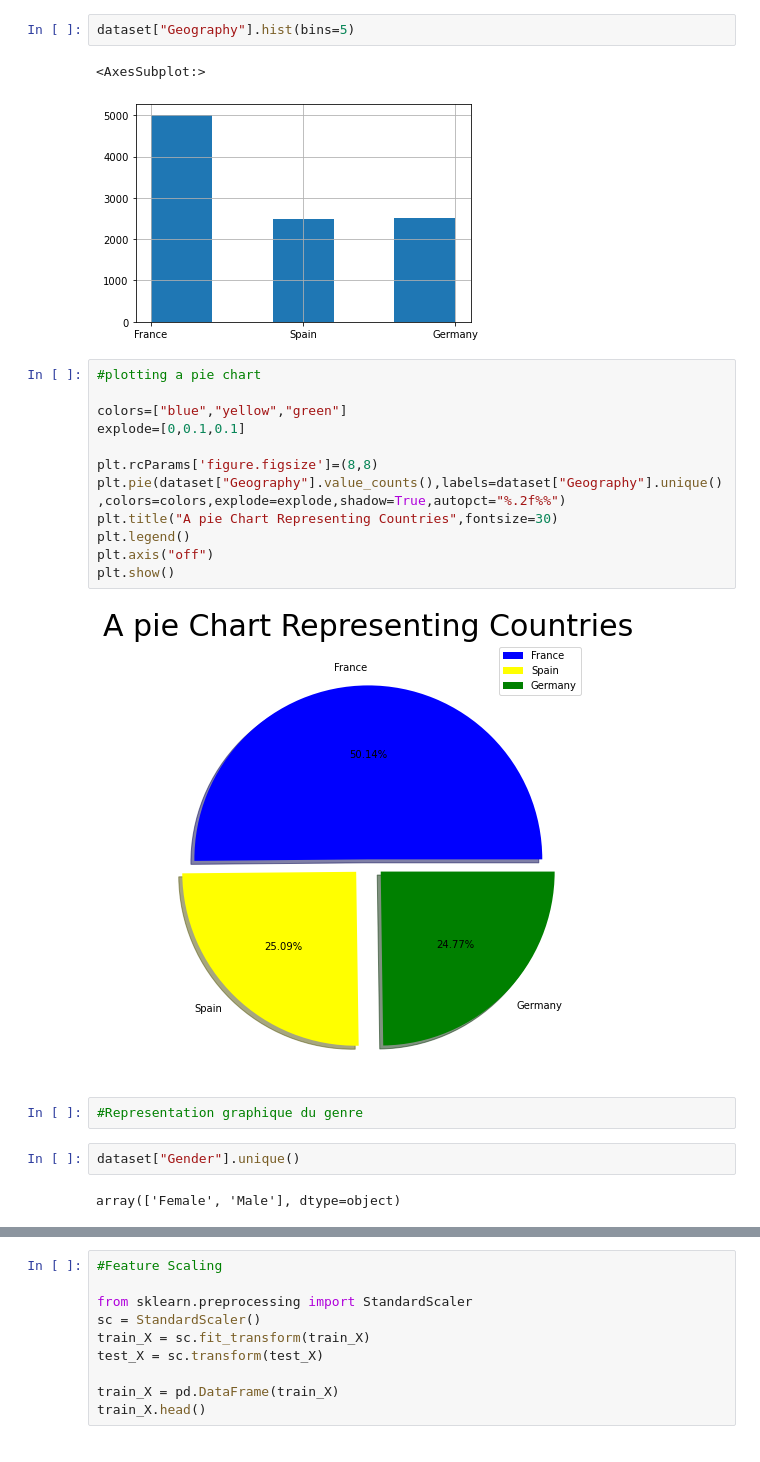
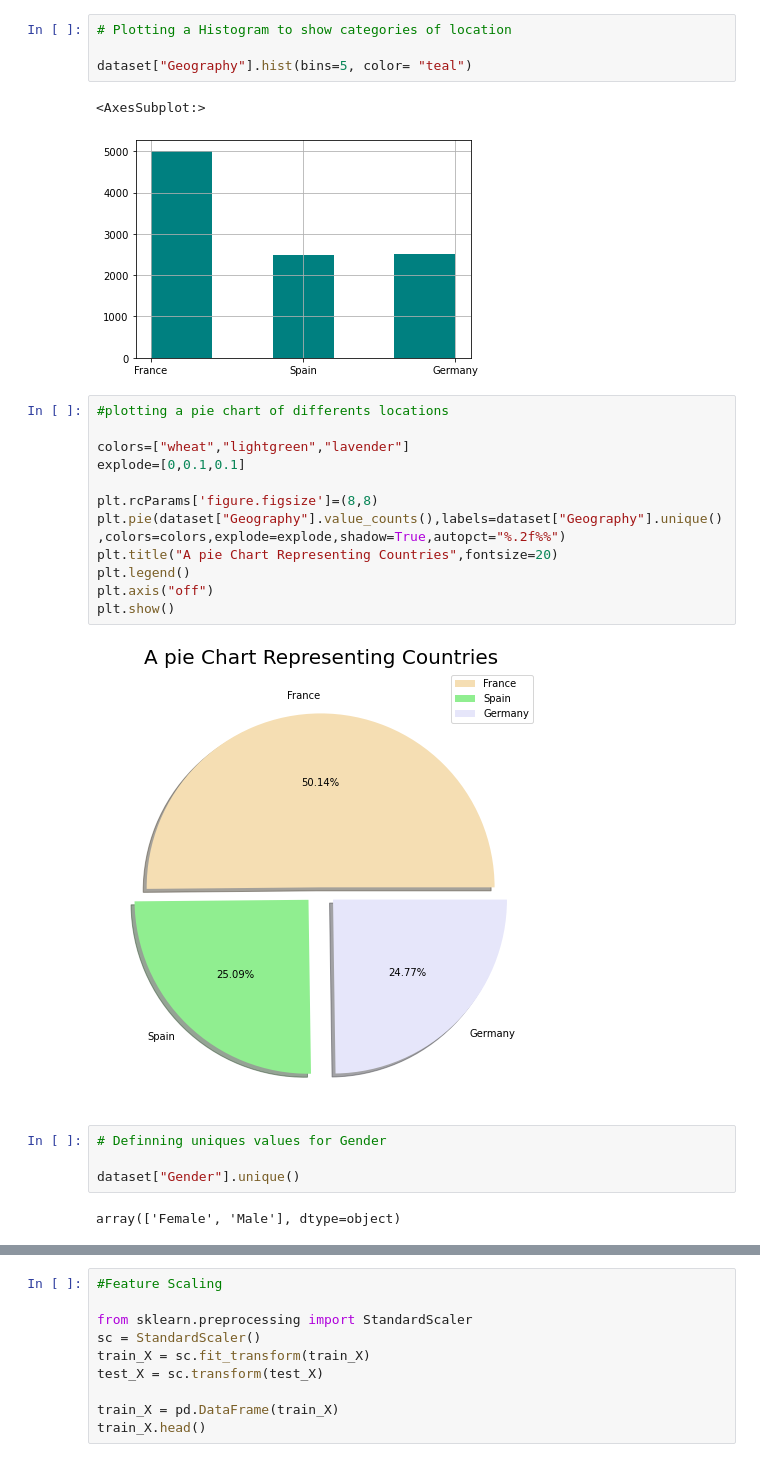
Before and after one commit to Pernelavougnassou/Prediction_churn_classification, a Jupyter notebook: churn-prediction.ipynb, the cells around one changed output, grey strips where cells are left out. Saved outputs shown, nothing was run; the diff lists cells and outputs as text.

Commit message:
Add the description of the features & review visualization style

```diff
--- a/churn-prediction.ipynb
+++ b/churn-prediction.ipynb
@@ -112,27 +146,29 @@ Germany    2509
 Spain      2477
 Name: Geography, dtype: int64
 # %%
-dataset["Geography"].hist(bins=5)
+# Plotting a Histogram to show categories of location
+
+dataset["Geography"].hist(bins=5, color= "teal")
 # %% [output]
 <AxesSubplot:>
-[figure, old version]
+[figure, new version]
 # %%
-#plotting a pie chart
+#plotting a pie chart of differents locations
 
-colors=["blue","yellow","green"]
+colors=["wheat","lightgreen","lavender"]
 explode=[0,0.1,0.1]
 
 plt.rcParams['figure.figsize']=(8,8)
 plt.pie(dataset["Geography"].value_counts(),labels=dataset["Geography"].unique(),colors=colors,explode=explode,shadow=True,autopct="%.2f%%")
-plt.title("A pie Chart Representing Countries",fontsize=30)
+plt.title("A pie Chart Representing Countries",fontsize=20)
 plt.legend()
 plt.axis("off")
 plt.show()
 # %% [output]
-[figure, old version]
+[figure, new version]
-# %%
-#Representation graphique du genre
 # %%
+# Definning uniques values for Gender
+
 dataset["Gender"].unique()
 # %% [output]
 array(['Female', 'Male'], dtype=object)
```
Also changed, not shown: parts of 40 cells of this notebook.
